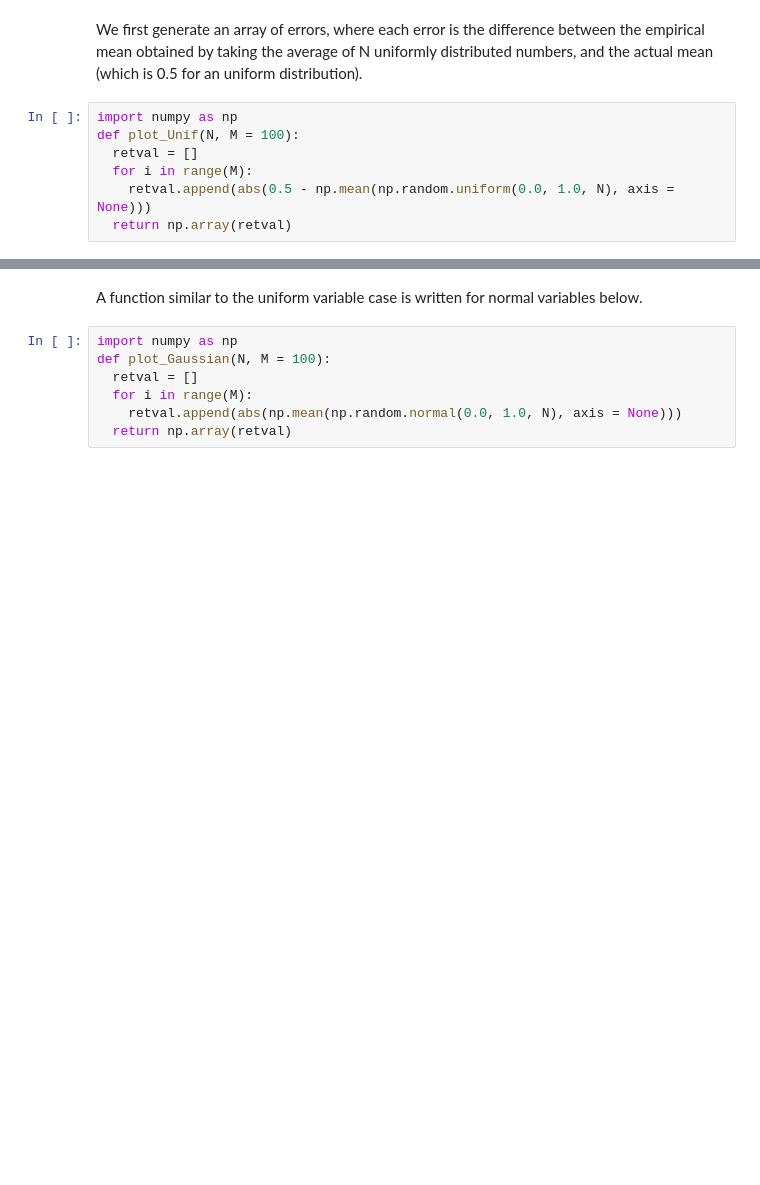
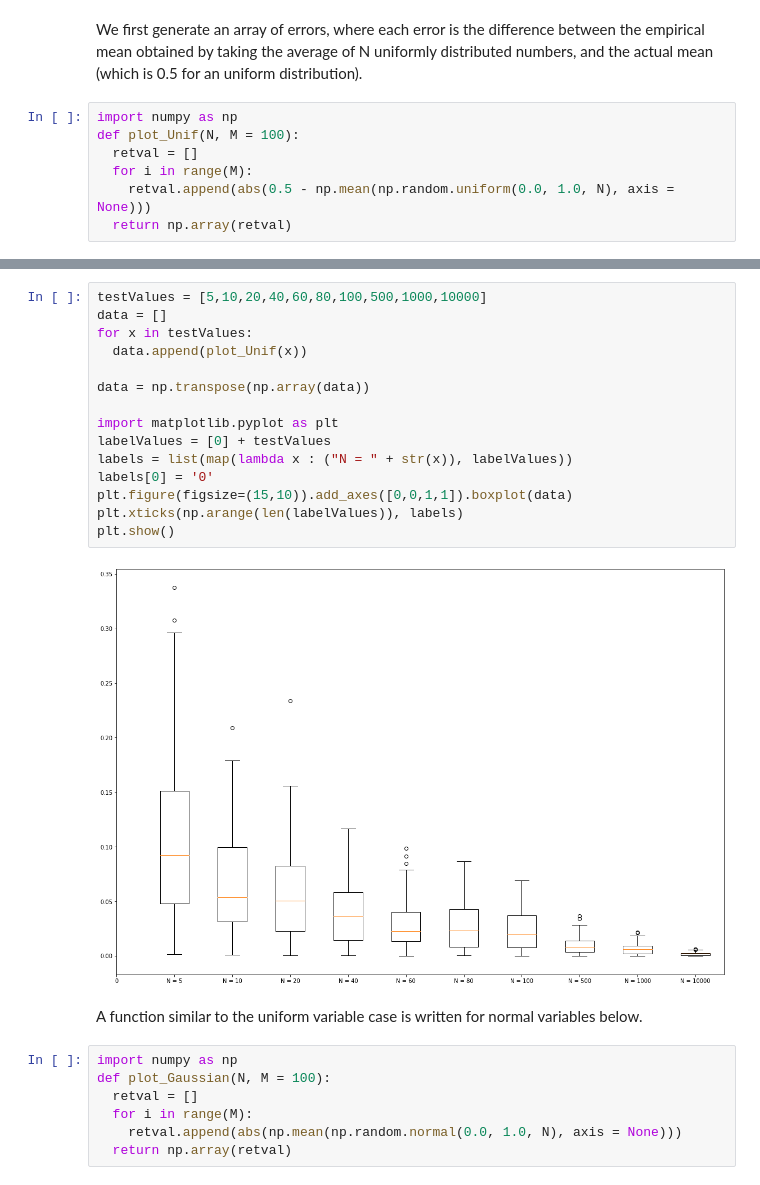
Before and after one commit to arponbasu/CS215_Assignments_3rdSem, a Jupyter notebook: Assignment 1/Arpon's Work/215_Assg1Q5.ipynb, the cells around one changed output, grey strips where cells are left out. Cells and saved outputs as stored; diff of their text form; blank space fills up the shorter version.

Commit message:
Fixed boxplot in Q5

```diff
--- a/Assignment 1/Arpon's Work/215_Assg1Q5.ipynb
+++ b/Assignment 1/Arpon's Work/215_Assg1Q5.ipynb
@@ -32,3 +12,20 @@ plt.show()
+# %%
+testValues = [5,10,20,40,60,80,100,500,1000,10000]
+data = []
+for x in testValues:
+  data.append(plot_Unif(x))
+
+data = np.transpose(np.array(data))
+
+import matplotlib.pyplot as plt
+labelValues = [0] + testValues
+labels = list(map(lambda x : ("N = " + str(x)), labelValues))
+labels[0] = '0'
+plt.figure(figsize=(15,10)).add_axes([0,0,1,1]).boxplot(data)
+plt.xticks(np.arange(len(labelValues)), labels)
+plt.show()
+# %% [output]
+[figure, added]
 # %% [markdown]
 A function similar to the uniform variable case is written for normal variables below.
 # %%
```
Also changed, not shown: parts of 6 cells of this notebook.
